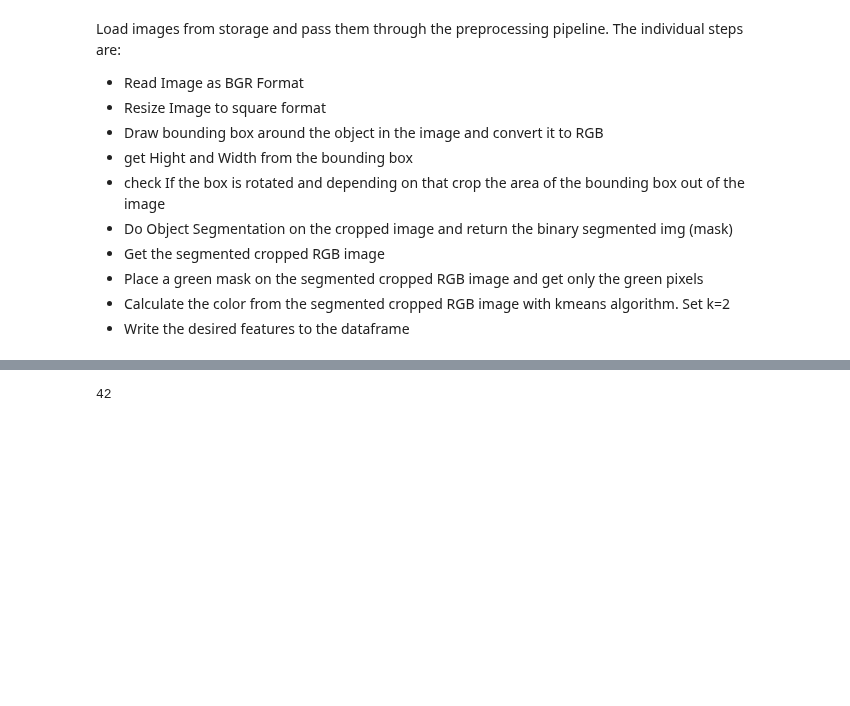
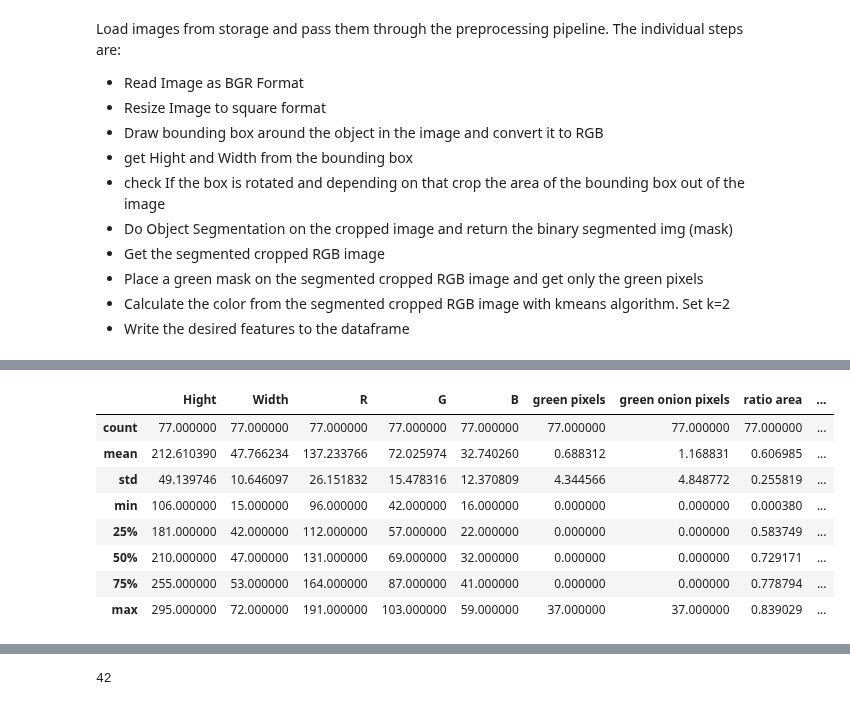
Before and after one commit to leons1396/AI_project, a Jupyter notebook: Image_processing/Preprocessing/image_preprocessing.ipynb, the cells around one changed output, grey strips where cells are left out. Cells and saved outputs as stored; diff of their text form; code cells hidden in the pictures; blank space fills up the shorter version.

```diff
--- a/Image_processing/Preprocessing/image_preprocessing.ipynb
+++ b/Image_processing/Preprocessing/image_preprocessing.ipynb
@@ -683 +724,14 @@ show_image_plt(vegi_hsv)
+# %%
+vegi_copy_4 = vegis_df.copy()
+vegi_copy_4.loc[vegis_df['Label']=="Karotte"].describe()
+# %% [output]
+|  | Hight | Width | R | G | B | green pixels | green onion pixels | ratio area | ... |
+| count | 77.000000 | 77.000000 | 77.000000 | 77.000000 | 77.000000 | 77.000000 | 77.000000 | 77.000000 | ... |
+| mean | 212.610390 | 47.766234 | 137.233766 | 72.025974 | 32.740260 | 0.688312 | 1.168831 | 0.606985 | ... |
+| std | 49.139746 | 10.646097 | 26.151832 | 15.478316 | 12.370809 | 4.344566 | 4.848772 | 0.255819 | ... |
+| min | 106.000000 | 15.000000 | 96.000000 | 42.000000 | 16.000000 | 0.000000 | 0.000000 | 0.000380 | ... |
+| 25% | 181.000000 | 42.000000 | 112.000000 | 57.000000 | 22.000000 | 0.000000 | 0.000000 | 0.583749 | ... |
+| 50% | 210.000000 | 47.000000 | 131.000000 | 69.000000 | 32.000000 | 0.000000 | 0.000000 | 0.729171 | ... |
+| 75% | 255.000000 | 53.000000 | 164.000000 | 87.000000 | 41.000000 | 0.000000 | 0.000000 | 0.778794 | ... |
+| max | 295.000000 | 72.000000 | 191.000000 | 103.000000 | 59.000000 | 37.000000 | 37.000000 | 0.839029 | ... |
 # %%
```
Also changed, not shown: parts of 18 cells of this notebook, 6 other files.
